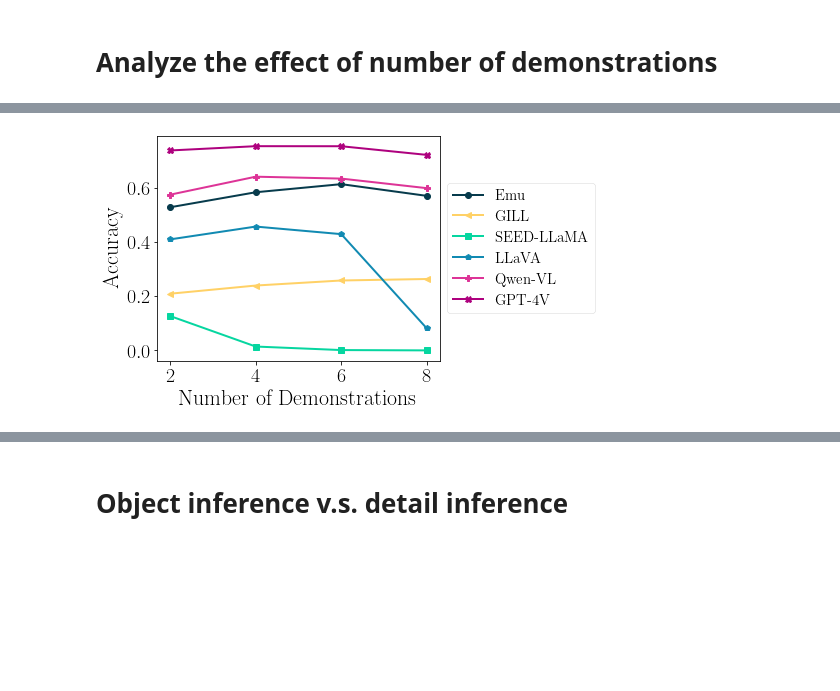
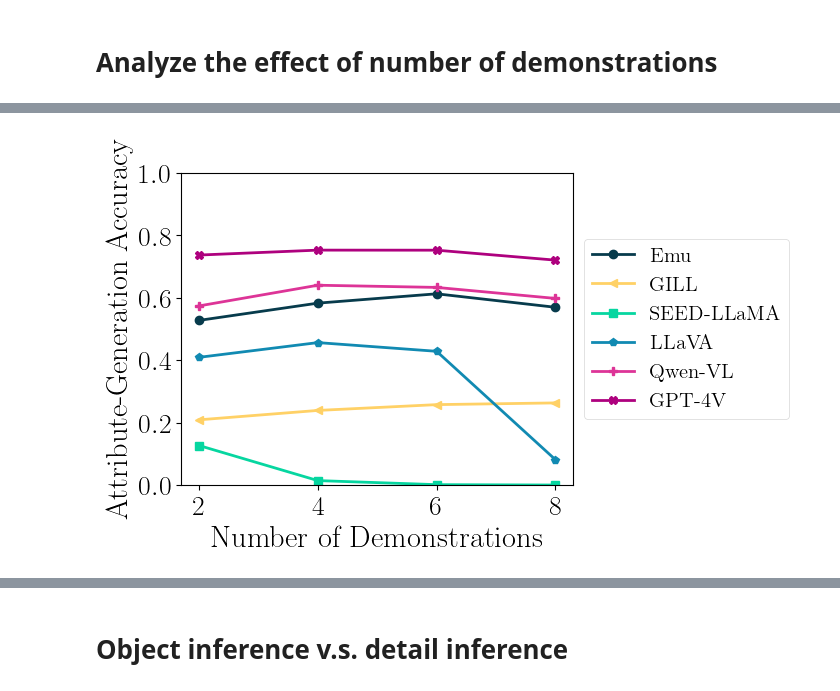
Before and after one commit to UW-Madison-Lee-Lab/CoBSAT, a Jupyter notebook: analysis/plot.ipynb, the cells around one changed output, grey strips where cells are left out. Drawn from its saved outputs; the diff is of its cells as text; code cells hidden in the pictures; blank space fills up the shorter version.

Commit message:
update plot

```diff
--- a/analysis/plot.ipynb
+++ b/analysis/plot.ipynb
@@ -358,0 +446,16 @@ plt.show()
+# %%
+ylim = {
+    'overall': .6,
+    'detail': 1,
+    'obj': 1,
+    'textual':1,
+    'visual':1,
+}
+
+ylabel = {
+    'overall': 'Accuracy',
+    'detail': 'Attribute-Generation Accuracy',
+    'obj': 'Object-Generation Accuracy',
+    'textual': 'Textual-Generation Accuracy',
+    'visual': 'Visual-Generation Accuracy',
+}
@@ -362,40 +520,39 @@ misleading = 0
 width, height = 7,4
 num_shots = [2,4,6,8]
 
-for model_mode in ['text', 'image']:
-    for misleading in [0,1]:
-        for metric in ['overall', 'detail', 'obj', 'textual', 'visual']:
-            results = {}
-            for model in model_dict[model_mode]:
-                results[model] = defaultdict(list)
-                for shot in num_shots:
-                    for task_id in task_dataframe:
-                        results[model][shot].append(get_acc(
-                            model = model,
-                            mode = model_mode,
-                            shot = shot,
-                            task_id = task_id,
-                            metric = metric,
-                            misleading = misleading,
-                        ))
+for misleading in [0,1]:
+    for metric in ['overall', 'detail', 'obj', 'textual', 'visual']:
+        results = {}
+        for model in model_dict[model_mode]:
+            results[model] = defaultdict(list)
+            for shot in num_shots:
+                for task_id in task_dataframe:
+                    results[model][shot].append(get_acc(
+                        model = model,
+                        mode = model_mode,
+                        shot = shot,
+                        task_id = task_id,
+                        metric = metric,
+                        misleading = misleading,
+                    ))
 
-                    results[model][shot] = np.mean(results[model][shot])
-            results = pd.DataFrame(results)
+                results[model][shot] = np.mean(results[model][shot])
+        results = pd.DataFrame(results)
 
-            fig, ax = plt.subplots(nrows = 1, ncols = 1)
-            fig.subplots_adjust(left=0.12, bottom=.18, right=0.68, top=.96, wspace=0, hspace = 0.3) #margin of the figure
-            fig.set_size_inches(width, height)
+        fig, ax = plt.subplots(nrows = 1, ncols = 1)
+        fig.subplots_adjust(left=0.12, bottom=.18, right=0.68, top=.96, wspace=0, hspace = 0.3) #margin of the figure
+        fig.set_size_inches(width, height)
 
-            for i, model in enumerate(results):
-                results[model].plot(marker = markers[i], color = colors[i], ax = ax, linewidth = 2, label = model_dict[model_mode][model])
-            ax.set_xticks(num_shots)
-            ax.set_xticklabels(num_shots)
-            ax.set_xlabel('Number of Demonstrations', fontsize=22)
-            ax.set_ylabel('Accuracy', fontsize=22)
-            # ax.set_ylim(0,.6)
-            # reduce the space between the legend and the figure
-            ax.legend(loc='center left', bbox_to_anchor=(1, .5), ncol=1, fontsize=15)
+        for i, model in enumerate(results):
+            results[model].plot(marker = markers[i], color = colors[i], ax = ax, linewidth = 2, label = model_dict[model_mode][model])
+        ax.set_xticks(num_shots)
+        ax.set_xticklabels(num_shots)
+        ax.set_xlabel('Number of Demonstrations', fontsize=22)
+        ax.set_ylabel(ylabel[metric], fontsize=22)
+        ax.set_ylim(0,ylim[metric])
+        # reduce the space between the legend and the figure
+        ax.legend(loc='center left', bbox_to_anchor=(1, .5), ncol=1, fontsize=15)
 
-            fig.savefig(f'{root_dir}/figures/impact_demos_{model_mode}_{misleading}_{metric}.pdf')
-            plt.show()
+        fig.savefig(f'{root_dir}/figures/impact_demos_{model_mode}_{misleading}_{metric}.pdf')
+        plt.show()
 # %% [output]
@@ -403 +560 @@ for model_mode in ['text', 'image']:
-[figure, old version]
+[figure, new version]
```
Also changed, not shown: parts of 8 cells of this notebook, 1 other file.
